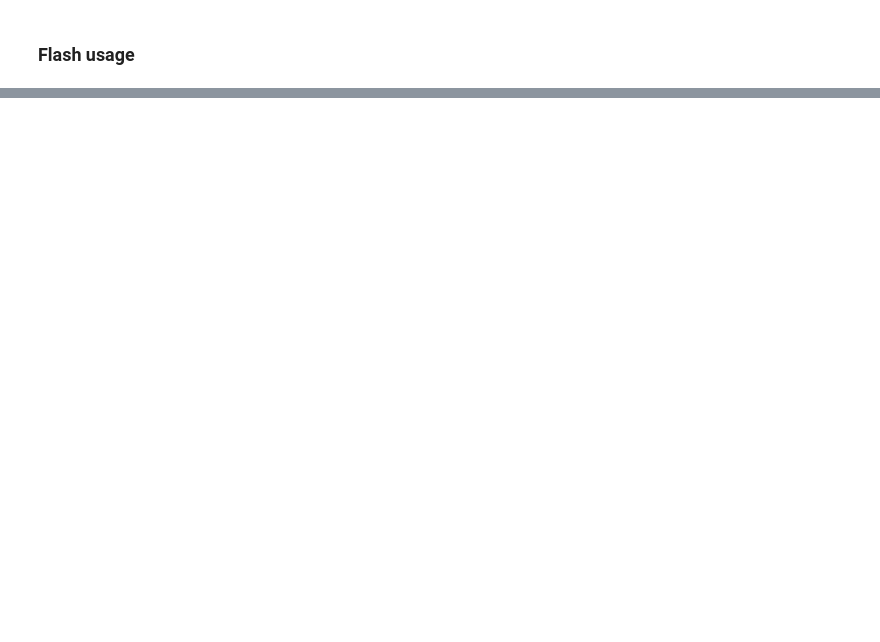
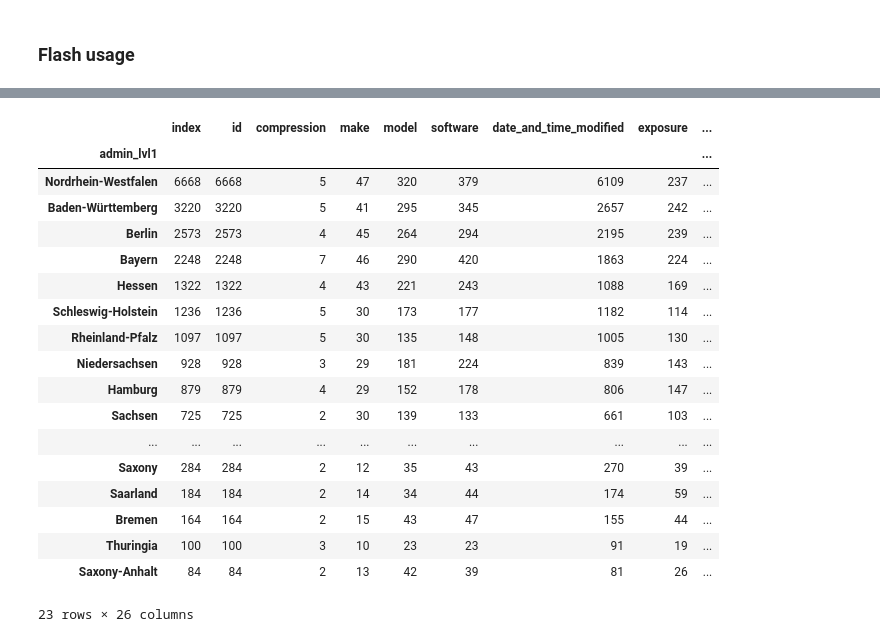
Before and after one commit to BrittaZa/Capstone_Flickr_Metadata, a Jupyter notebook: johannes_eda.ipynb, the cells around one changed output, grey strips where cells are left out. Drawn from its saved outputs; the diff is of its cells as text; code cells hidden in the pictures; blank space fills up the shorter version.

```diff
--- a/johannes_eda.ipynb
+++ b/johannes_eda.ipynb
@@ -891,0 +428,2 @@ df.flash.value_counts().to_frame().head(50)
+# %%
+df['time_period'] = df[(df['date_and_time'].notnull()) & (df['date_and_time_modified'].notnull())]['date_and_time_modified'] - df[(df['date_and_time'].notnull()) & (df['date_and_time_modified'].notnull())]['date_and_time']
@@ -891,0 +572,2 @@ df.flash.value_counts().to_frame().head(50)
+# %%
+df['title'] = df['title'].astype('string')
@@ -891,0 +612,22 @@ df.flash.value_counts().to_frame().head(50)
+# %%
+df[df['country'] == 'Germany'].groupby('admin_lvl1').nunique().sort_values(by='id', ascending=False)
+# %% [output]
+|  | index | id | compression | make | model | software | date_and_time_modified | exposure | ... |
+| admin_lvl1 |  |  |  |  |  |  |  |  | ... |
+| Nordrhein-Westfalen | 6668 | 6668 | 5 | 47 | 320 | 379 | 6109 | 237 | ... |
+| Baden-Württemberg | 3220 | 3220 | 5 | 41 | 295 | 345 | 2657 | 242 | ... |
+| Berlin | 2573 | 2573 | 4 | 45 | 264 | 294 | 2195 | 239 | ... |
+| Bayern | 2248 | 2248 | 7 | 46 | 290 | 420 | 1863 | 224 | ... |
+| Hessen | 1322 | 1322 | 4 | 43 | 221 | 243 | 1088 | 169 | ... |
+| Schleswig-Holstein | 1236 | 1236 | 5 | 30 | 173 | 177 | 1182 | 114 | ... |
+| Rheinland-Pfalz | 1097 | 1097 | 5 | 30 | 135 | 148 | 1005 | 130 | ... |
+| Niedersachsen | 928 | 928 | 3 | 29 | 181 | 224 | 839 | 143 | ... |
+| Hamburg | 879 | 879 | 4 | 29 | 152 | 178 | 806 | 147 | ... |
+| Sachsen | 725 | 725 | 2 | 30 | 139 | 133 | 661 | 103 | ... |
+| ... | ... | ... | ... | ... | ... | ... | ... | ... | ... |
+| Saxony | 284 | 284 | 2 | 12 | 35 | 43 | 270 | 39 | ... |
+| Saarland | 184 | 184 | 2 | 14 | 34 | 44 | 174 | 59 | ... |
+| Bremen | 164 | 164 | 2 | 15 | 43 | 47 | 155 | 44 | ... |
+| Thuringia | 100 | 100 | 3 | 10 | 23 | 23 | 91 | 19 | ... |
+| Saxony-Anhalt | 84 | 84 | 2 | 13 | 42 | 39 | 81 | 26 | ... |
+23 rows × 26 columns
```
Also changed, not shown: parts of 72 cells of this notebook, 3 other files.
